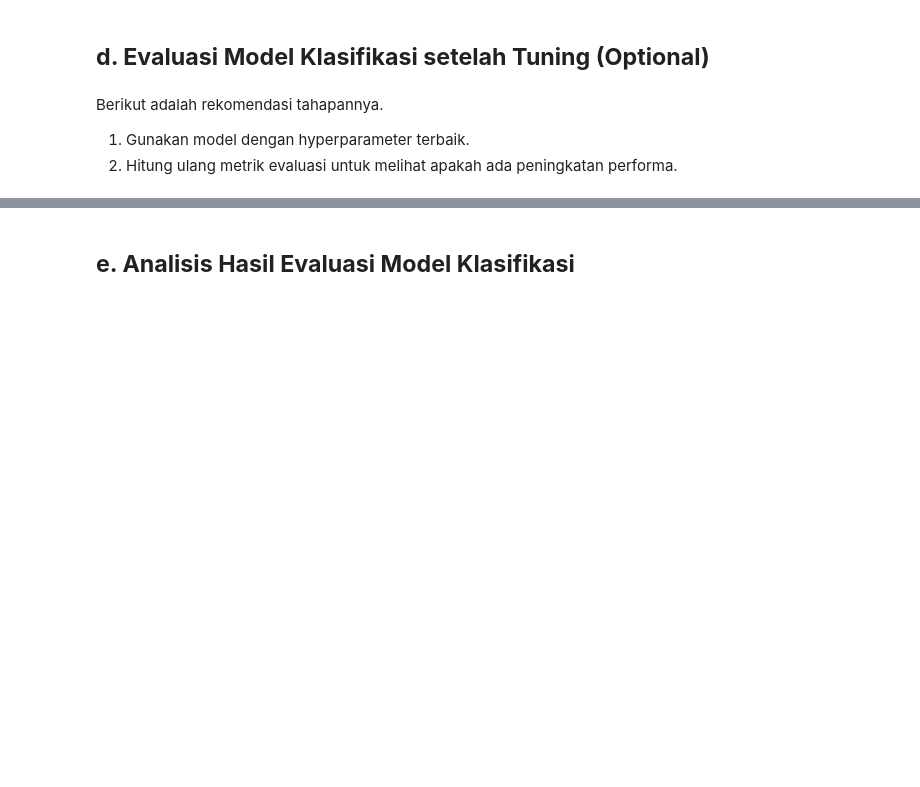
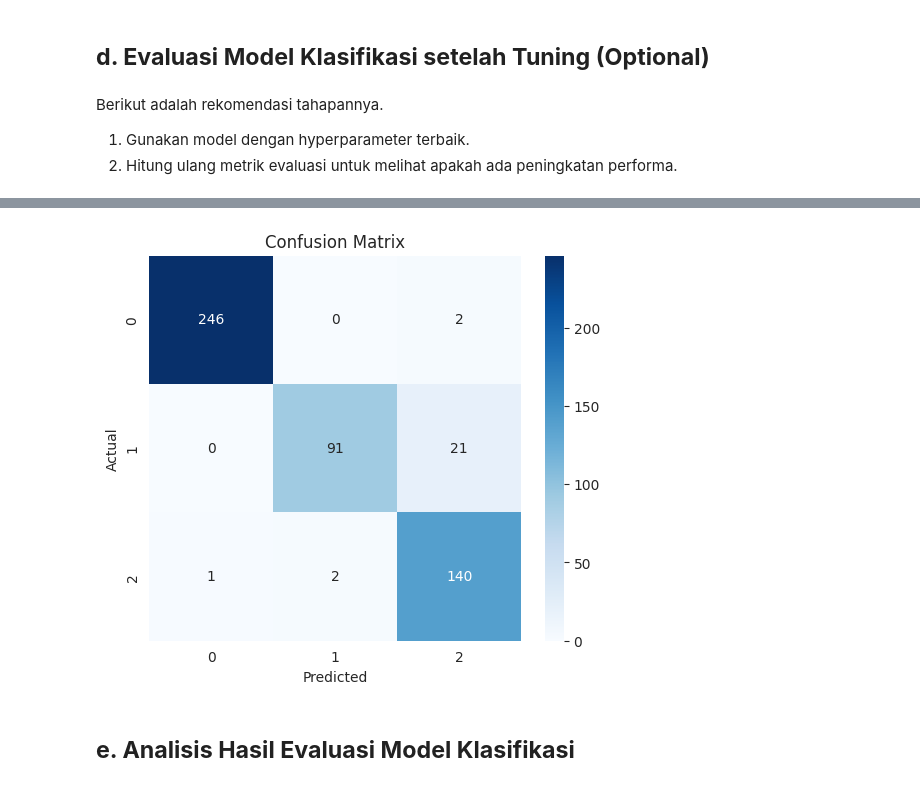
Before and after one commit to Refanz/bank-transaction-clustering-classification, a Jupyter notebook: [Klasifikasi]_Submission_Akhir_BMLP_Refan.ipynb, the cells around one changed output, grey strips where cells are left out. Drawn from its saved outputs; the diff is of its cells as text; code cells hidden in the pictures; blank space fills up the shorter version.

```diff
--- a/[Klasifikasi]_Submission_Akhir_BMLP_Refan.ipynb
+++ b/[Klasifikasi]_Submission_Akhir_BMLP_Refan.ipynb
@@ -245,3 +515,8 @@ Berikut adalah rekomendasi tahapannya.
+# %%
+# Menampilkan plot confusion matrix pada model Decision Tree setelah dilakukan hyperparameter tuning
+plot_confusion_matrix(results_after_tuning["Decision Tree"]["Confusion Matrix"])
+# %% [output]
+[figure, added]
 # %% [markdown]
 ## **e. Analisis Hasil Evaluasi Model Klasifikasi**
 # %% [markdown]
```
Also changed, not shown: parts of 23 cells of this notebook.
